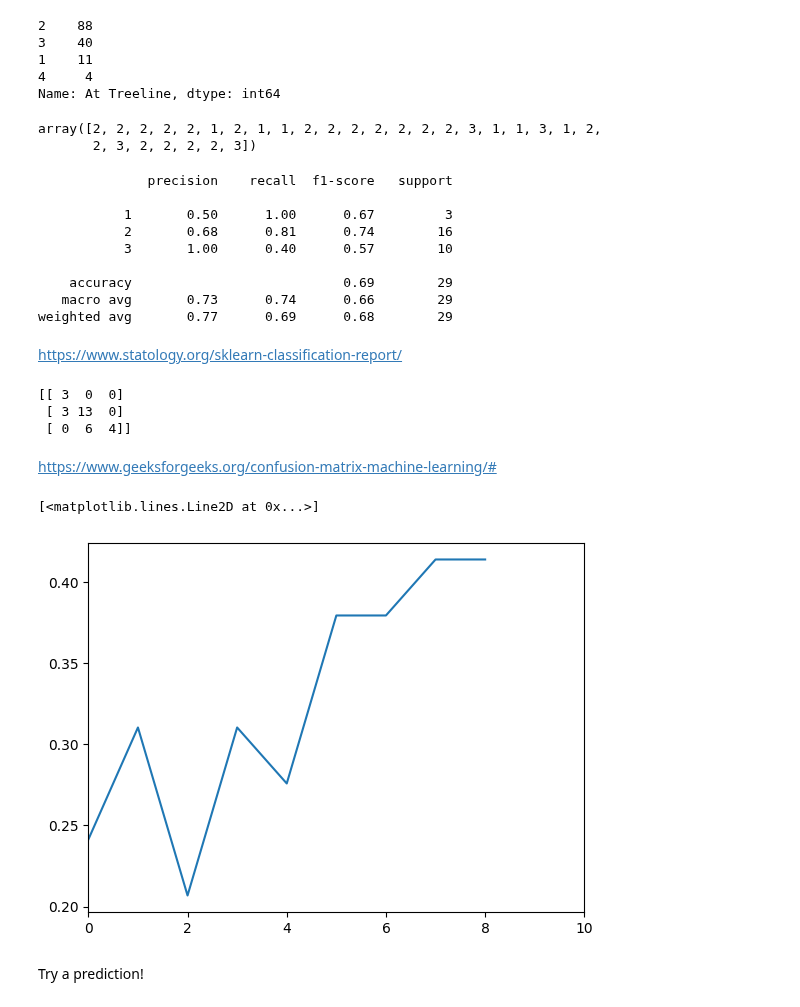
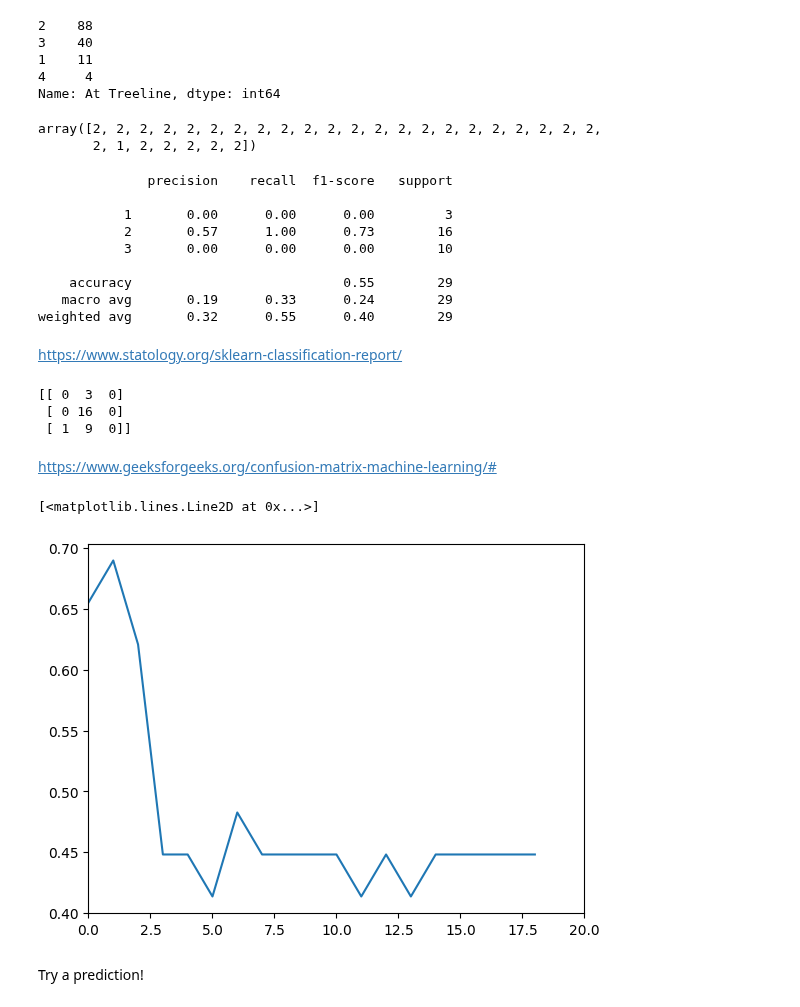
Before and after one commit to itsjpb/470-avalanche-prediction, a Jupyter notebook: jupyter/try_nn.ipynb, the cells around one changed output. Saved outputs shown, nothing was run; the diff lists cells and outputs as text; code cells hidden in the pictures.

```diff
--- a/jupyter/try_nn.ipynb
+++ b/jupyter/try_nn.ipynb
@@ -85,7 +85,7 @@ Name: At Treeline, dtype: int64
 from sklearn.model_selection import train_test_split
 
 # x = normalized_df.drop('Below Treeline', axis=1)
-x = normalized_df # scaled_df
+x = normalized_df.drop('At Treeline', axis=1) # scaled_df
 y = df['At Treeline']
 
 x_training_data, x_test_data, y_training_data, y_test_data = train_test_split(x, y, test_size=0.2, random_state=42)
@@ -94,15 +94,15 @@ from sklearn.neighbors import KNeighborsClassifier
 
 # 3 is best BUT results in underprediction in extreme cases
 # 10 results in no WAY OFF predictions
-model = KNeighborsClassifier(n_neighbors=2)
+model = KNeighborsClassifier(n_neighbors=5)
 
 model.fit(x_training_data, y_training_data)
 
 predictions = model.predict(x_test_data)
 predictions
 # %% [output]
-array([2, 2, 2, 2, 2, 1, 2, 1, 1, 2, 2, 2, 2, 2, 2, 2, 3, 1, 1, 3, 1, 2,
-       2, 3, 2, 2, 2, 2, 3])
+array([2, 2, 2, 2, 2, 2, 2, 2, 2, 2, 2, 2, 2, 2, 2, 2, 2, 2, 2, 2, 2, 2,
+       2, 1, 2, 2, 2, 2, 2])
 # %%
 from sklearn.metrics import classification_report, confusion_matrix
 
@@ -110,42 +110,42 @@ print(classification_report(y_test_data, predictions))
 # %% [output]
               precision    recall  f1-score   support
 
-           1       0.50      1.00      0.67         3
-           2       0.68      0.81      0.74        16
-           3       1.00      0.40      0.57        10
+           1       0.00      0.00      0.00         3
+           2       0.57      1.00      0.73        16
+           3       0.00      0.00      0.00        10
 
-    accuracy                           0.69        29
-   macro avg       0.73      0.74      0.66        29
-weighted avg       0.77      0.69      0.68        29
+    accuracy                           0.55        29
+   macro avg       0.19      0.33      0.24        29
+weighted avg       0.32      0.55      0.40        29
 # %% [markdown]
 https://www.statology.org/sklearn-classification-report/
 # %%
 print(confusion_matrix(y_test_data, predictions))
 # %% [output]
-[[ 3  0  0]
- [ 3 13  0]
- [ 0  6  4]]
+[[ 0  3  0]
+ [ 0 16  0]
+ [ 1  9  0]]
 # %% [markdown]
 https://www.geeksforgeeks.org/confusion-matrix-machine-learning/#
 # %%
 error_rates = []
 
-xmax = 10
+xmax = 20
 for i in np.arange(1, xmax): # 101
 
     new_model = KNeighborsClassifier(n_neighbors = i)
 
     new_model.fit(x_training_data, y_training_data)
 
     new_predictions = new_model.predict(x_test_data)
 
     error_rates.append(np.mean(new_predictions != y_test_data))
 
 plt.xlim(0, xmax)
 plt.plot(error_rates)
 # %% [output]
 [<matplotlib.lines.Line2D at 0x...>]
-[figure, old version]
+[figure, new version]
 # %% [markdown]
 Try a prediction!
 # %%
```
Also changed, not shown: parts of 3 cells of this notebook, 2 other files.
